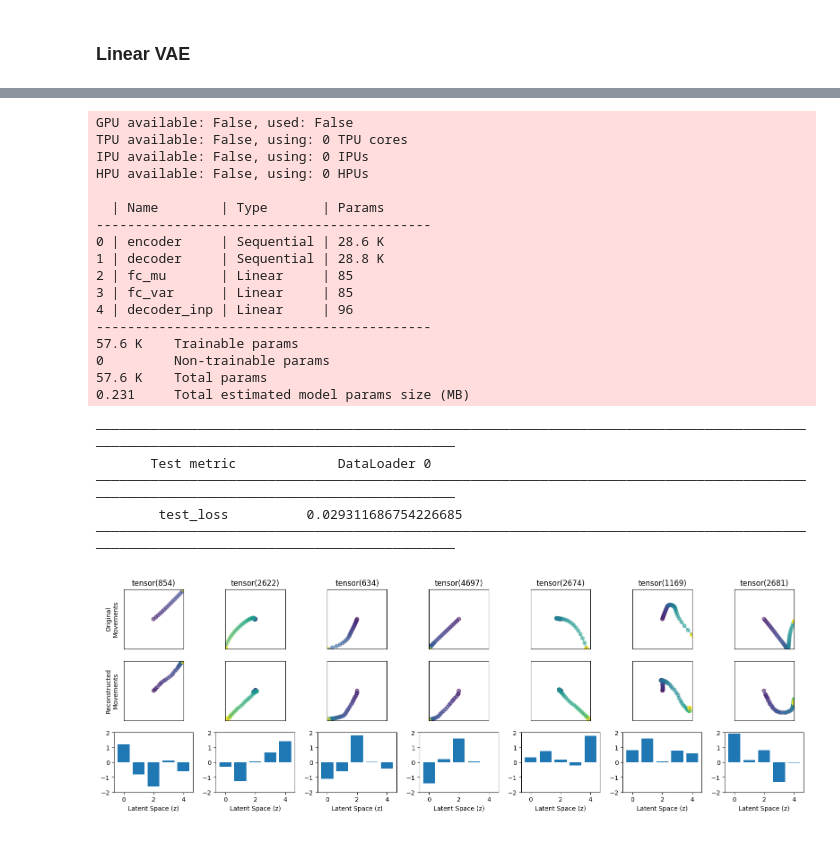
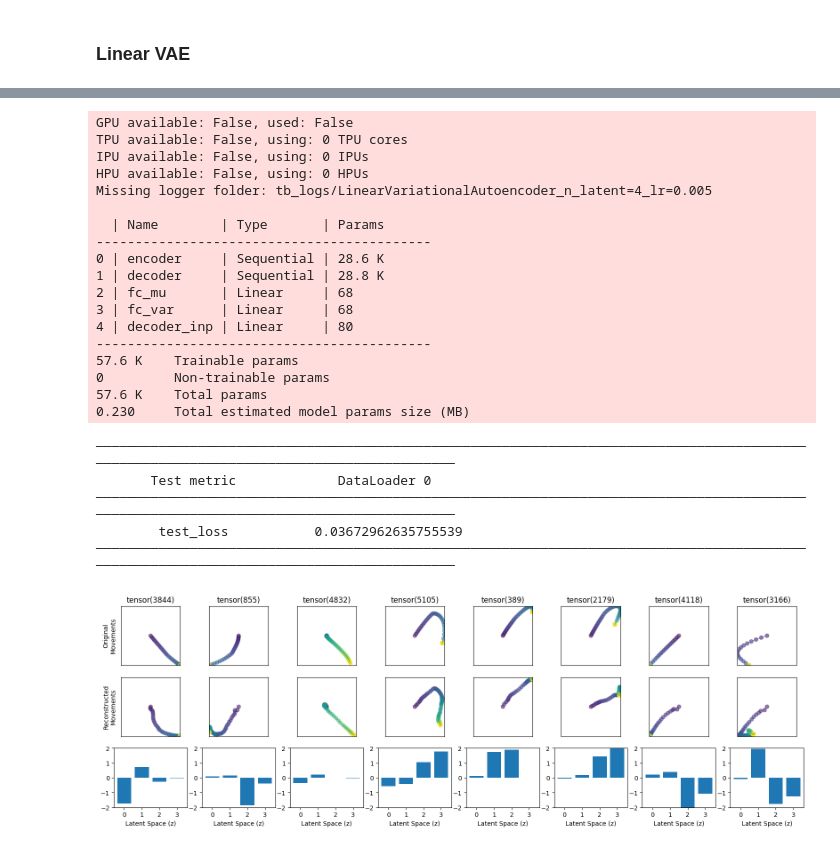
Before and after one commit to NevVerVer/Neuromatch_2022_EcoG_movements, a Jupyter notebook: models/train_behavior_models.ipynb, the cells around one changed output, grey strips where cells are left out. Cells and saved outputs as stored; diff of their text form; code cells hidden in the pictures.

Commit message:
plot examples from latent space

```diff
--- a/models/train_behavior_models.ipynb
+++ b/models/train_behavior_models.ipynb
@@ -126,7 +125,7 @@ plot_reconstruction_examples(lae, DATASET, 7)
 # %% [markdown]
 ### Linear VAE
 # %%
-lvae = LinearVariationalAutoencoder(150, n_latent=5)
+lvae = LinearVariationalAutoencoder(150, n_latent=4)
 
 summary(lvae, (1, 150), col_names=["input_size", "output_size", "num_params"])
 # %% [output]
@@ -149,33 +148,34 @@ Estimated Total Size (MB): 0.24
 ===================================================================================================================
 # %%
 train_model(
-    lvae, X_train, X_val, X_test, n_epochs=20, batch_size=20,
+    lvae, X_train, X_val, X_test, n_epochs=30, batch_size=20,
     add_to_log_name=['n_latent', 'lr'])
 # %% [output]
 GPU available: False, used: False
 TPU available: False, using: 0 TPU cores
 IPU available: False, using: 0 IPUs
 HPU available: False, using: 0 HPUs
+Missing logger folder: tb_logs/LinearVariationalAutoencoder_n_latent=4_lr=0.005
 
   | Name        | Type       | Params
 -------------------------------------------
 0 | encoder     | Sequential | 28.6 K
 1 | decoder     | Sequential | 28.8 K
-2 | fc_mu       | Linear     | 85
-3 | fc_var      | Linear     | 85
-4 | decoder_inp | Linear     | 96
+2 | fc_mu       | Linear     | 68
+3 | fc_var      | Linear     | 68
+4 | decoder_inp | Linear     | 80
 -------------------------------------------
 57.6 K    Trainable params
 0         Non-trainable params
 57.6 K    Total params
-0.231     Total estimated model params size (MB)
+0.230     Total estimated model params size (MB)
 ─────────────────────────────────────────────────────────────────────────────────────────────────────────────────────────────────────────
        Test metric             DataLoader 0
 ─────────────────────────────────────────────────────────────────────────────────────────────────────────────────────────────────────────
-        test_loss          0.029311686754226685
+        test_loss           0.03672962635755539
 ─────────────────────────────────────────────────────────────────────────────────────────────────────────────────────────────────────────
 # %%
-plot_reconstruction_examples(lvae, DATASET, 7)
+plot_reconstruction_examples(lvae, DATASET, 8, True)
 # %% [output]
-[figure, old version]
+[figure, new version]
 # %%
```
Also changed, not shown: parts of 21 cells of this notebook, 2 other files.
